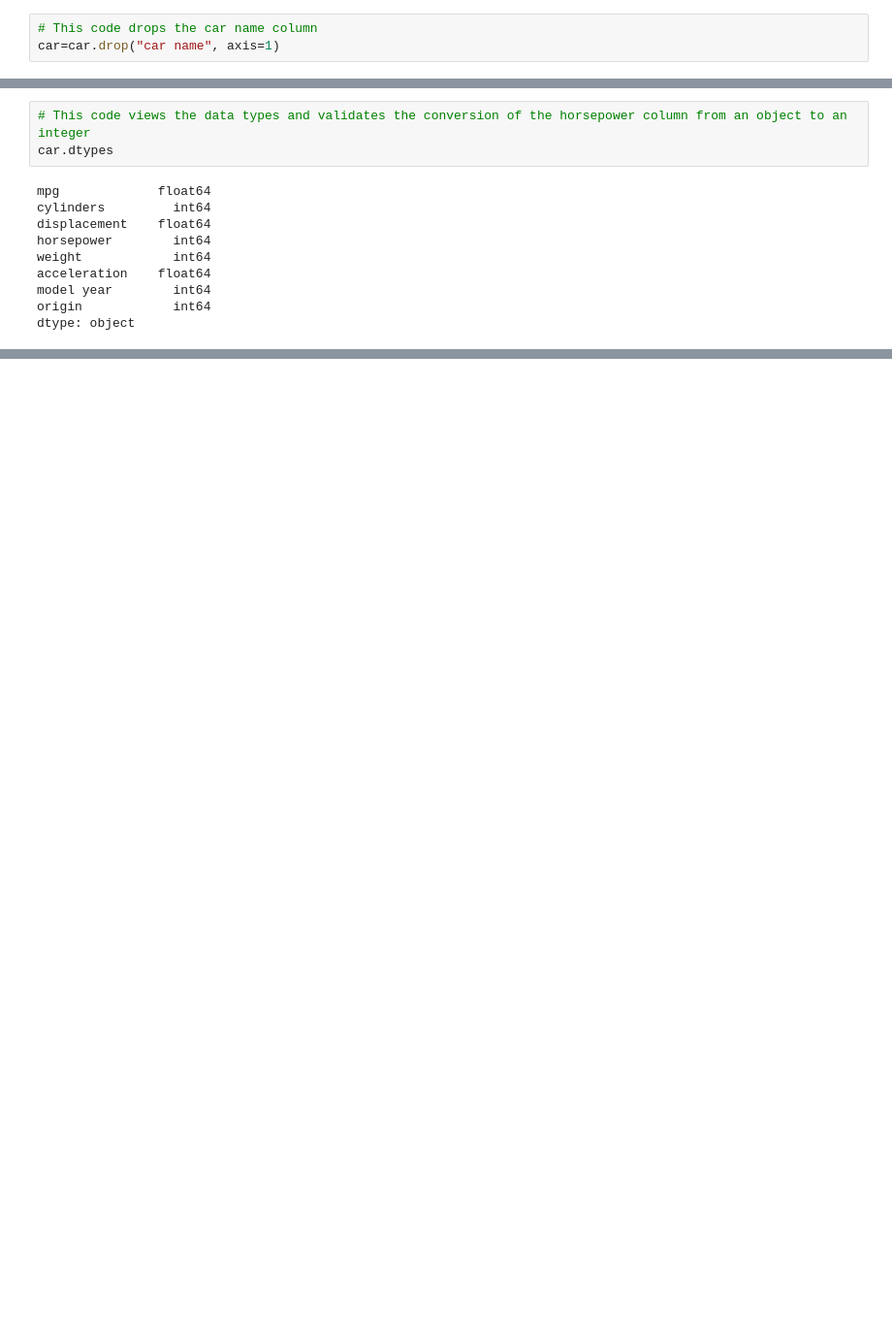
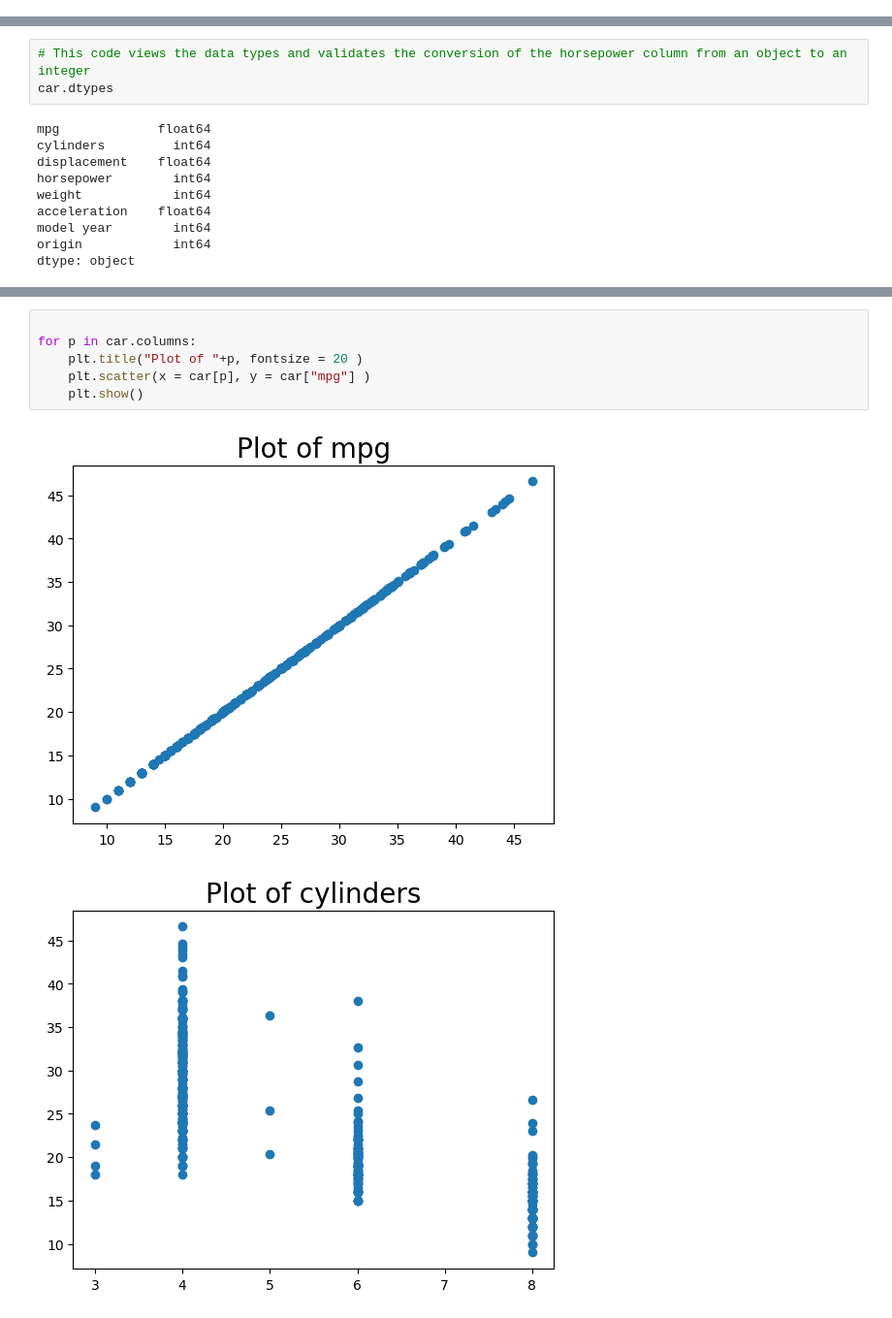
Before and after one commit to MWPerrineJr/data-mining, a Jupyter notebook: Week 4 Assignment.ipynb, the cells around one changed output, grey strips where cells are left out. Shown at 97% size. Saved outputs shown, nothing was run; the diff lists cells and outputs as text; blank space fills up the shorter version.

```diff
--- a/Week 4 Assignment.ipynb
+++ b/Week 4 Assignment.ipynb
@@ -46,4 +50 @@ car name         object
 dtype: object
-# %%
-# This code drops the car name column
-car=car.drop("car name", axis=1)
@@ -75,0 +111,9 @@ dtype: object
+# %%
+
+for p in car.columns:
+    plt.title("Plot of "+p, fontsize = 20 )
+    plt.scatter(x = car[p], y = car["mpg"] )
+    plt.show()
+# %% [output]
+[figure, added]
+[figure, added]
```
Also changed, not shown: parts of 11 cells of this notebook.
